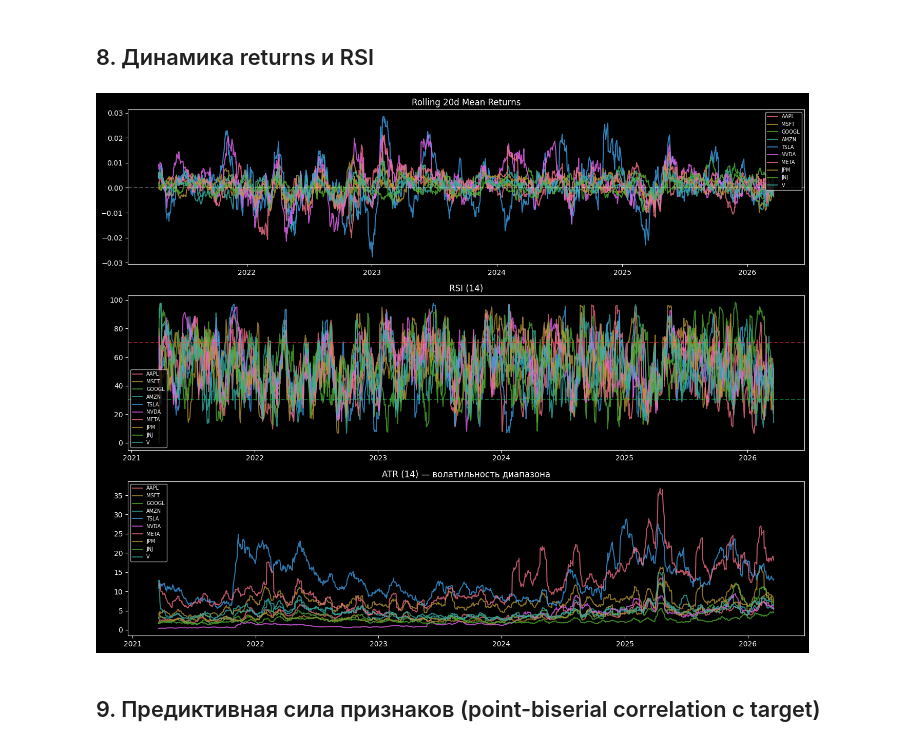
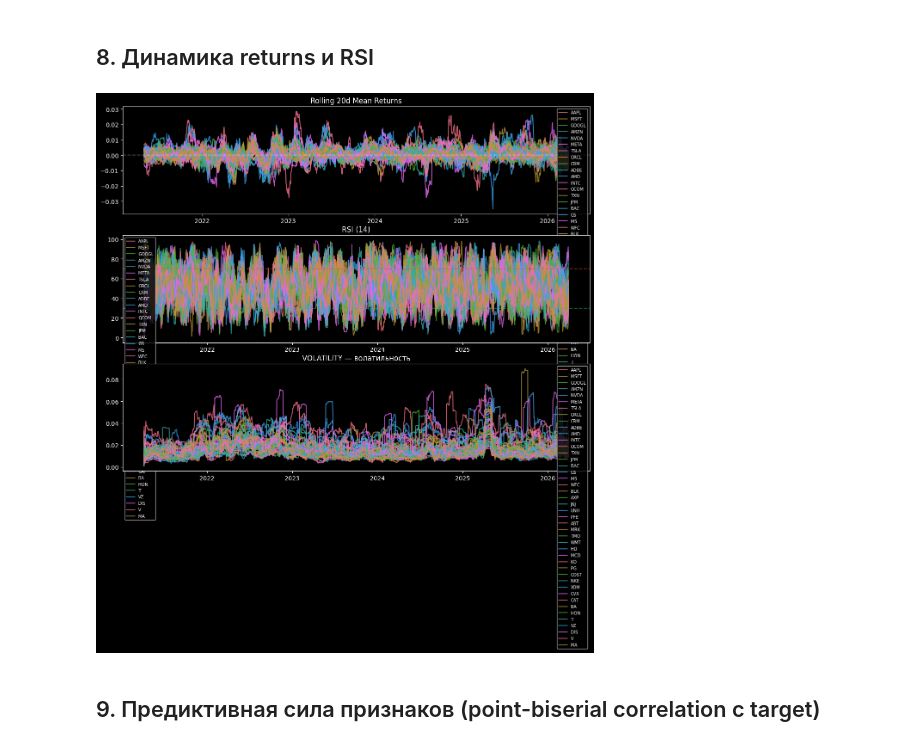
Before and after one commit to dvank1mang1/EquiSense, a Jupyter notebook: notebooks/02_feature_engineering.ipynb, the cells around one changed output. Cells and saved outputs as stored; diff of their text form; code cells hidden in the pictures.

```diff
--- a/notebooks/02_feature_engineering.ipynb
+++ b/notebooks/02_feature_engineering.ipynb
@@ -28,8 +28,18 @@ PROCESSED_DIR.mkdir(parents=True, exist_ok=True)
 plt.style.use('dark_background')
 sns.set_palette('husl')
 
-TICKERS = ['AAPL', 'MSFT', 'GOOGL', 'AMZN', 'TSLA', 'NVDA', 'META', 'JPM', 'JNJ', 'V']
+TICKERS = [
+    "AAPL", "MSFT", "GOOGL", "AMZN", "NVDA", "META", "TSLA",
+    "ORCL", "CRM", "ADBE", "AMD", "INTC", "QCOM", "TXN",
+    "JPM", "BAC", "GS", "MS", "WFC", "BLK", "AXP",
+    "JNJ", "UNH", "PFE", "ABT", "MRK", "TMO",
+    "WMT", "HD", "MCD", "KO", "PG", "COST", "NKE",
+    "XOM", "CVX", "CAT", "BA", "HON",
+    "T", "VZ", "DIS", "V", "MA",
+]
+
 print(f'Root:      {ROOT}')
 print(f'Raw:       {RAW_DIR}')
 print(f'Processed: {PROCESSED_DIR}')
+print(f'Тикеров:   {len(TICKERS)}')
 # %% [output]
@@ -303,32 +321,34 @@ Up: 6589  Down: 5971  →  Positive rate: 52.5%
 # %%
 fig, axes = plt.subplots(3, 1, figsize=(14, 11), sharex=False)
 
 for ticker, df in feature_frames.items():
     d = df.sort_values('date')
     axes[0].plot(pd.to_datetime(d['date']), d['returns'].rolling(20).mean(),
                  label=ticker, alpha=0.8)
 axes[0].axhline(0, color='white', linestyle='--', alpha=0.3)
 axes[0].set_title('Rolling 20d Mean Returns')
 axes[0].legend(fontsize=7)
 
 for ticker, df in feature_frames.items():
     d = df.sort_values('date')
     axes[1].plot(pd.to_datetime(d['date']), d['rsi'], label=ticker, alpha=0.75)
 axes[1].axhline(70, color='#ef4444', linestyle='--', alpha=0.5)
 axes[1].axhline(30, color='#22c55e', linestyle='--', alpha=0.5)
 axes[1].set_title('RSI (14)')
 axes[1].legend(fontsize=7)
 
+# ATR или volatility — что есть в данных
+_vol_col = 'atr' if 'atr' in next(iter(feature_frames.values())).columns else 'volatility'
 for ticker, df in feature_frames.items():
     d = df.sort_values('date')
-    axes[2].plot(pd.to_datetime(d['date']), d['atr'], label=ticker, alpha=0.75)
-axes[2].set_title('ATR (14) — волатильность диапазона')
+    axes[2].plot(pd.to_datetime(d['date']), d[_vol_col], label=ticker, alpha=0.75)
+axes[2].set_title(f'{_vol_col.upper()} — волатильность')
 axes[2].legend(fontsize=7)
 
 plt.tight_layout()
 plt.show()
 # %% [output]
-[figure, old version]
+[figure, new version]
 # %% [markdown]
 ## 9. Предиктивная сила признаков (point-biserial correlation с target)
 # %%
```
Also changed, not shown: parts of 17 cells of this notebook, 5 other files.
